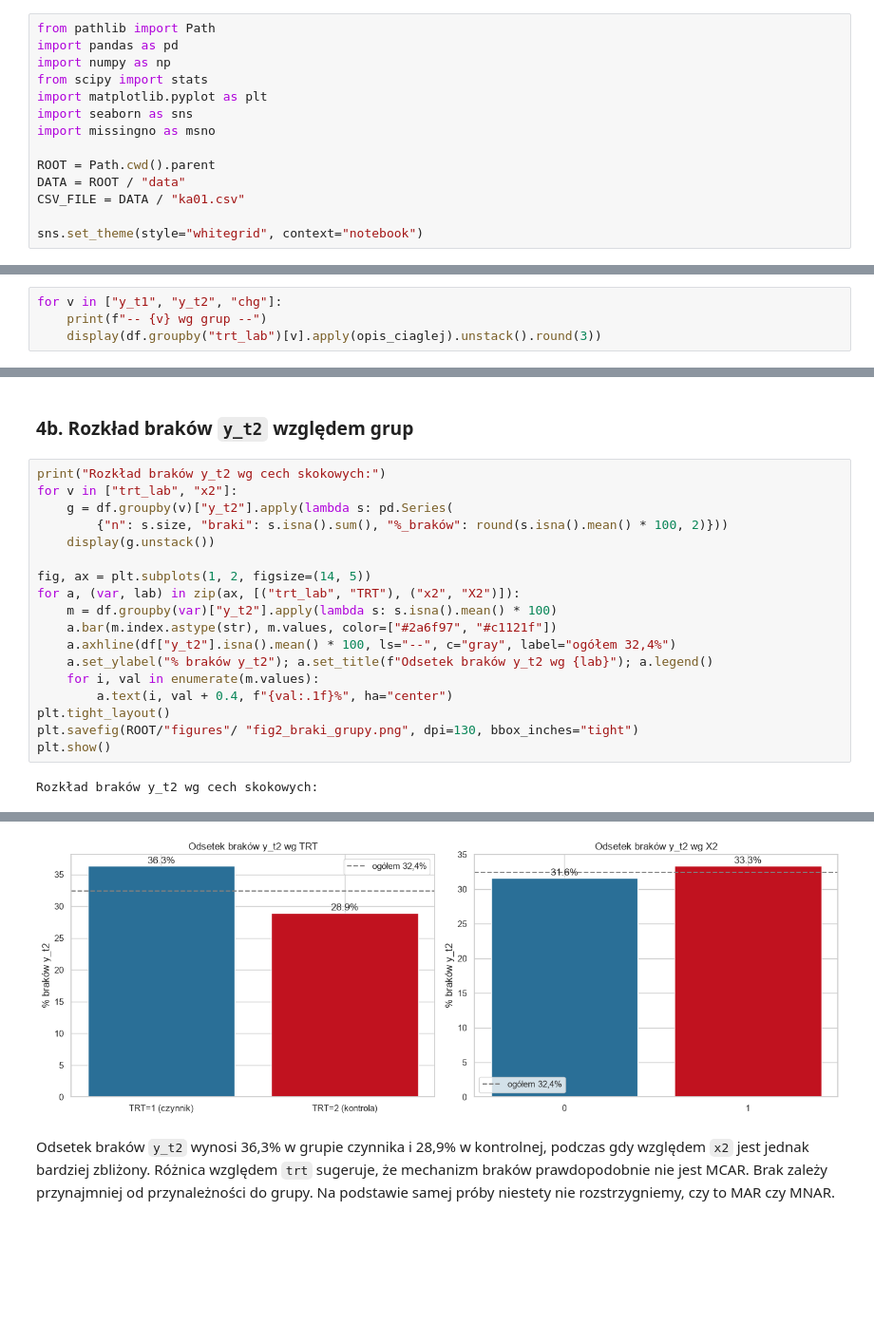
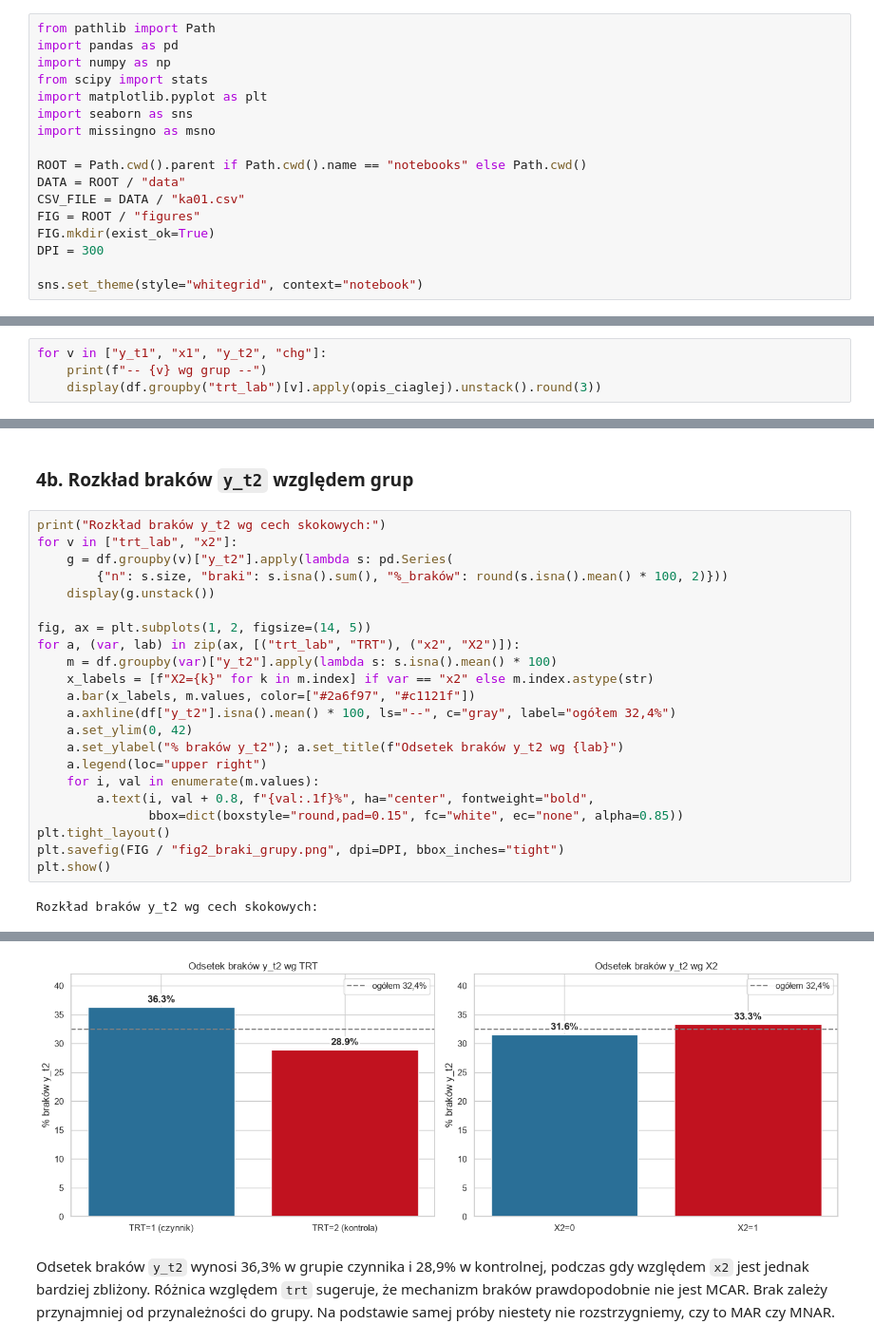
Before and after one commit to Szymon-Jozefczyk/ZABMID, a Jupyter notebook: notebooks/01_analiza_struktury.ipynb, the cells around one changed output, grey strips where cells are left out. Shown at 95% size. Saved outputs shown, nothing was run; the diff lists cells and outputs as text; blank space fills up the shorter version.

```diff
--- a/notebooks/01_analiza_struktury.ipynb
+++ b/notebooks/01_analiza_struktury.ipynb
@@ -16,9 +16,12 @@ import matplotlib.pyplot as plt
 import seaborn as sns
 import missingno as msno
 
-ROOT = Path.cwd().parent
+ROOT = Path.cwd().parent if Path.cwd().name == "notebooks" else Path.cwd()
 DATA = ROOT / "data"
 CSV_FILE = DATA / "ka01.csv"
+FIG = ROOT / "figures"
+FIG.mkdir(exist_ok=True)
+DPI = 300
 
 sns.set_theme(style="whitegrid", context="notebook")
 # %% [markdown]
@@ -90,7 +93,7 @@ Wszystkie cechy mają rozkłady bliskie symetrycznym i bez grubych ogonów, zate
 # %% [markdown]
 ### 2a. Cechy ciągłe w podziale na grupy TRT
 # %%
-for v in ["y_t1", "y_t2", "chg"]:
+for v in ["y_t1", "x1", "y_t2", "chg"]:
     print(f"-- {v} wg grup --")
     display(df.groupby("trt_lab")[v].apply(opis_ciaglej).unstack().round(3))
 # %% [output]
@@ -190,32 +198,36 @@ plt.show()
 # %%
 print("Rozkład braków y_t2 wg cech skokowych:")
 for v in ["trt_lab", "x2"]:
     g = df.groupby(v)["y_t2"].apply(lambda s: pd.Series(
         {"n": s.size, "braki": s.isna().sum(), "%_braków": round(s.isna().mean() * 100, 2)}))
     display(g.unstack())
 
 fig, ax = plt.subplots(1, 2, figsize=(14, 5))
 for a, (var, lab) in zip(ax, [("trt_lab", "TRT"), ("x2", "X2")]):
     m = df.groupby(var)["y_t2"].apply(lambda s: s.isna().mean() * 100)
-    a.bar(m.index.astype(str), m.values, color=["#2a6f97", "#c1121f"])
+    x_labels = [f"X2={k}" for k in m.index] if var == "x2" else m.index.astype(str)
+    a.bar(x_labels, m.values, color=["#2a6f97", "#c1121f"])
     a.axhline(df["y_t2"].isna().mean() * 100, ls="--", c="gray", label="ogółem 32,4%")
-    a.set_ylabel("% braków y_t2"); a.set_title(f"Odsetek braków y_t2 wg {lab}"); a.legend()
+    a.set_ylim(0, 42)
+    a.set_ylabel("% braków y_t2"); a.set_title(f"Odsetek braków y_t2 wg {lab}")
+    a.legend(loc="upper right")
     for i, val in enumerate(m.values):
-        a.text(i, val + 0.4, f"{val:.1f}%", ha="center")
+        a.text(i, val + 0.8, f"{val:.1f}%", ha="center", fontweight="bold",
+               bbox=dict(boxstyle="round,pad=0.15", fc="white", ec="none", alpha=0.85))
 plt.tight_layout()
-plt.savefig(ROOT/"figures"/ "fig2_braki_grupy.png", dpi=130, bbox_inches="tight")
+plt.savefig(FIG / "fig2_braki_grupy.png", dpi=DPI, bbox_inches="tight")
 plt.show()
 # %% [output]
 Rozkład braków y_t2 wg cech skokowych:
 |  | n | braki | %_braków |
 | trt_lab |  |  |  |
 | TRT=1 (czynnik) | 380.0 | 138.0 | 36.32 |
 | TRT=2 (kontrola) | 425.0 | 123.0 | 28.94 |
 |  | n | braki | %_braków |
 | x2 |  |  |  |
 | 0 | 418.0 | 132.0 | 31.58 |
 | 1 | 387.0 | 129.0 | 33.33 |
-[figure, old version]
+[figure, new version]
 # %% [markdown]
 Odsetek braków `y_t2` wynosi 36,3% w grupie czynnika i 28,9% w kontrolnej, podczas gdy względem `x2` jest jednak bardziej zbliżony. Różnica względem `trt` sugeruje, że mechanizm braków prawdopodobnie nie jest MCAR. Brak zależy przynajmniej od przynależności do grupy. Na podstawie samej próby niestety nie rozstrzygniemy, czy to MAR czy MNAR.
 # %% [markdown]
```
Also changed, not shown: parts of 6 cells of this notebook, 29 other files.
